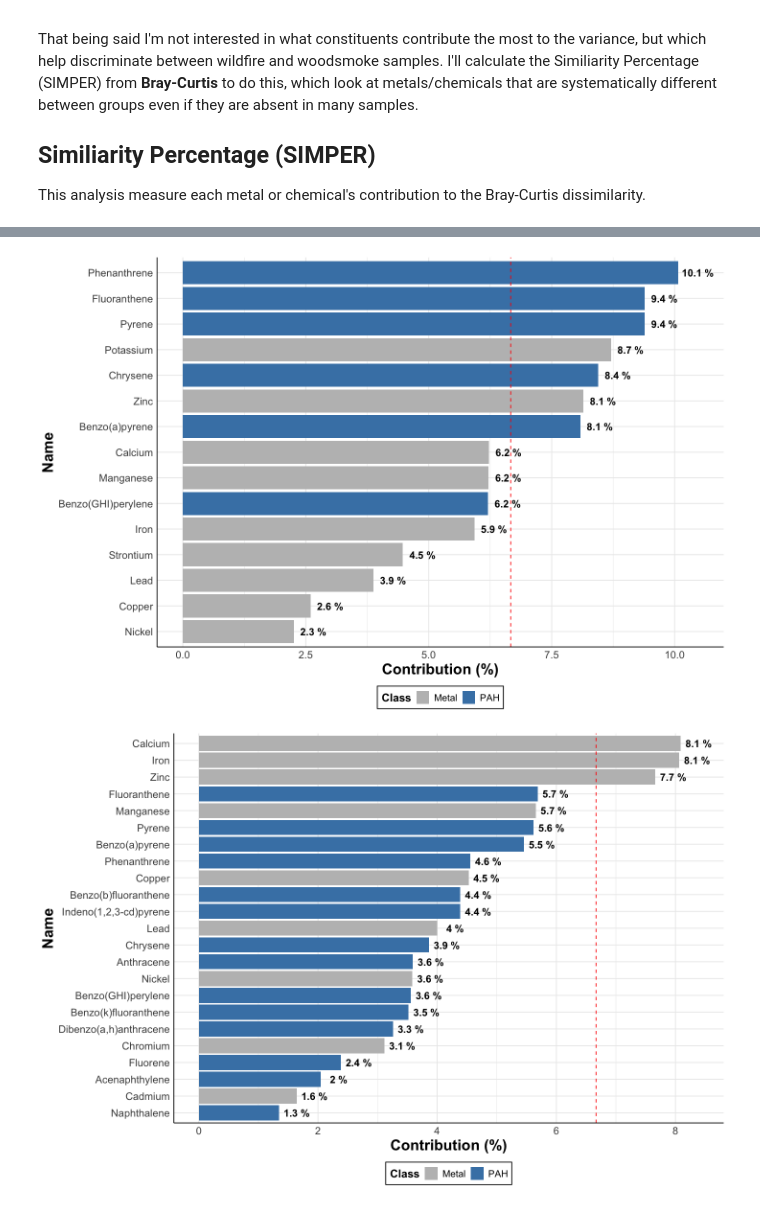
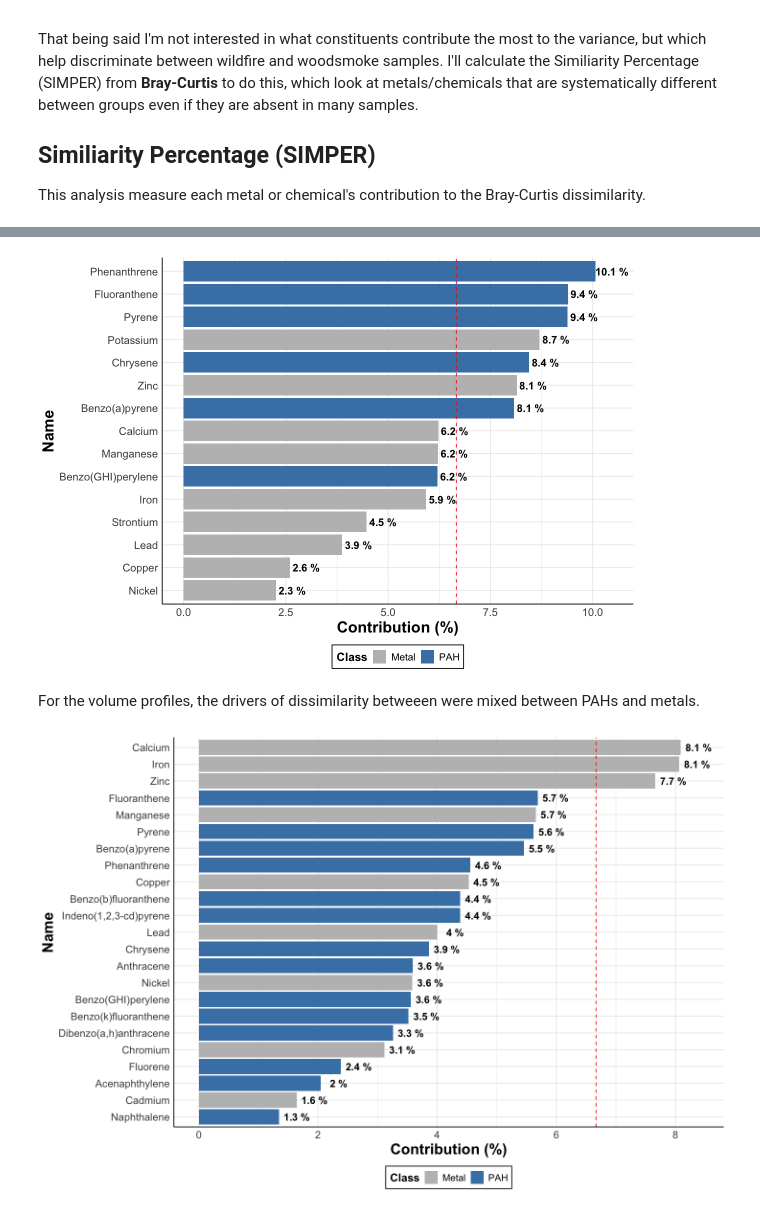
Before and after one commit to UNC-CEMALB/P1015.-Wildfire_Suffcient_Similiarity, a Jupyter notebook: 2. Cluster Analysis/PCoA.ipynb, the cells around one changed output, grey strips where cells are left out. Cells and saved outputs as stored; diff of their text form; code cells hidden in the pictures.

```diff
--- a/2. Cluster Analysis/PCoA.ipynb
+++ b/2. Cluster Analysis/PCoA.ipynb
@@ -360,21 +330,40 @@ full_simper_results = function(metric_df, names_df, comparison){
     # SIMPER
     first_simper = simper(new_metric_df, metric_df$Sample, permutations = 99)
     comparison = names(first_simper)[1]
-    obj_simper = first_simper[[comparison]]
+    obj = first_simper[[comparison]]
 
-    # getting sd
-    std_dev_df = data.frame(SD = obj_simper$sd) %>%
-        rownames_to_column('DTXSID')
+    # # getting sd
+    # std_dev_df = data.frame(SD = obj_simper$sd) %>%
+    #     rownames_to_column('DTXSID')
 
-    # getting avg contributions
-    avg_contributions_df = data.frame(Contribution = obj_simper$average) %>%
-        rownames_to_column('DTXSID') %>%
-        mutate(Per_Contribution = (Contribution/ sum(Contribution)) * 100) %>%
-        arrange(-Per_Contribution) %>%
-        inner_join(unique(names_df[,7:9])) %>%
-        inner_join(std_dev_df)
+    # # getting avg contributions
+    # avg_contributions_df = data.frame(Contribution = obj_simper$average,
+    #                                  SD = obj_simper$sd) %>%
+    #     rownames_to_column('DTXSID') %>%
+    #     mutate(Per_Contribution = (Contribution/ sum(Contribution)) * 100) %>%
+    #     arrange(-Per_Contribution) %>%
+    #     inner_join(unique(names_df[,7:9])) %>%
+    #     inner_join(std_dev_df)
 
-    return(avg_contributions_df[,c(4,1,5,3,6)])
+ dtxsids = rownames(data.frame(obj$average))
+  out <- data.frame(
+    DTXSID = dtxsids,
+    average = obj$average,
+    sd = obj$sd,
+    ratio = obj$ratio,
+    ava = obj$ava,
+    avb = obj$avb
+  ) %>%
+    mutate(
+      percent = average / sum(average, na.rm = TRUE) * 100,
+      cum_percent = cumsum(percent),
+      #comparison = comp
+    ) %>%
+    arrange(desc(percent)) %>%
+    left_join(names_df %>% distinct(DTXSID, Name, Class), by = "DTXSID")
+
+    #return(avg_contributions_df[,c(5,1,6,4,3)])
+    return(out)
 
 }
 
@@ -400,23 +407,26 @@ A data.frame: 6 × 5
 # %%
+options(repr.plot.width=10, repr.plot.height=7) #changing size
 ggplot(vol_contrib_df, aes(x = Per_Contribution, y = reorder(Name, Per_Contribution))) +
   geom_col(aes(fill = Class)) +
   geom_vline(xintercept = mean(vol_contrib_df$Per_Contribution), linetype = "dashed", color = "red") +
   geom_text(aes(x = Per_Contribution + 0.4, label = paste(round(Per_Contribution, 1), "%")), fontface = "bold", size = 4.5) +
 
   theme_minimal() +
   theme(legend.title = element_text(face = 'bold', size = 14), #changes legend title
         legend.text = element_text(size = 12), #changes legend text
         legend.position = "bottom", # changing legend position
         legend.background = element_rect(colour = 'black', fill = 'white', linetype = 'solid'),
       axis.line = element_line(colour="black"), #making x and y axes black
       axis.text = element_text(size = 13), #changing size of x axis labels
       axis.title = element_text(face = "bold", size = rel(1.7))) + #changes axis titles
 
   labs(x = 'Contribution (%)', y = 'Name') + #changing axis labels
 
   scale_fill_manual(values = c('Gray', "Steelblue"))
 # %% [output]
-[figure, old version]
+[figure, new version]
+# %% [markdown]
+For the volume profiles, the drivers of dissimilarity betweeen were mixed between PAHs and metals.
 # %%
 options(repr.plot.width=12, repr.plot.height=8) #changing size
 ggplot(weight_contrib_df, aes(x = Per_Contribution, y = reorder(Name, Per_Contribution))) +
```
Also changed, not shown: parts of 9 cells of this notebook.
